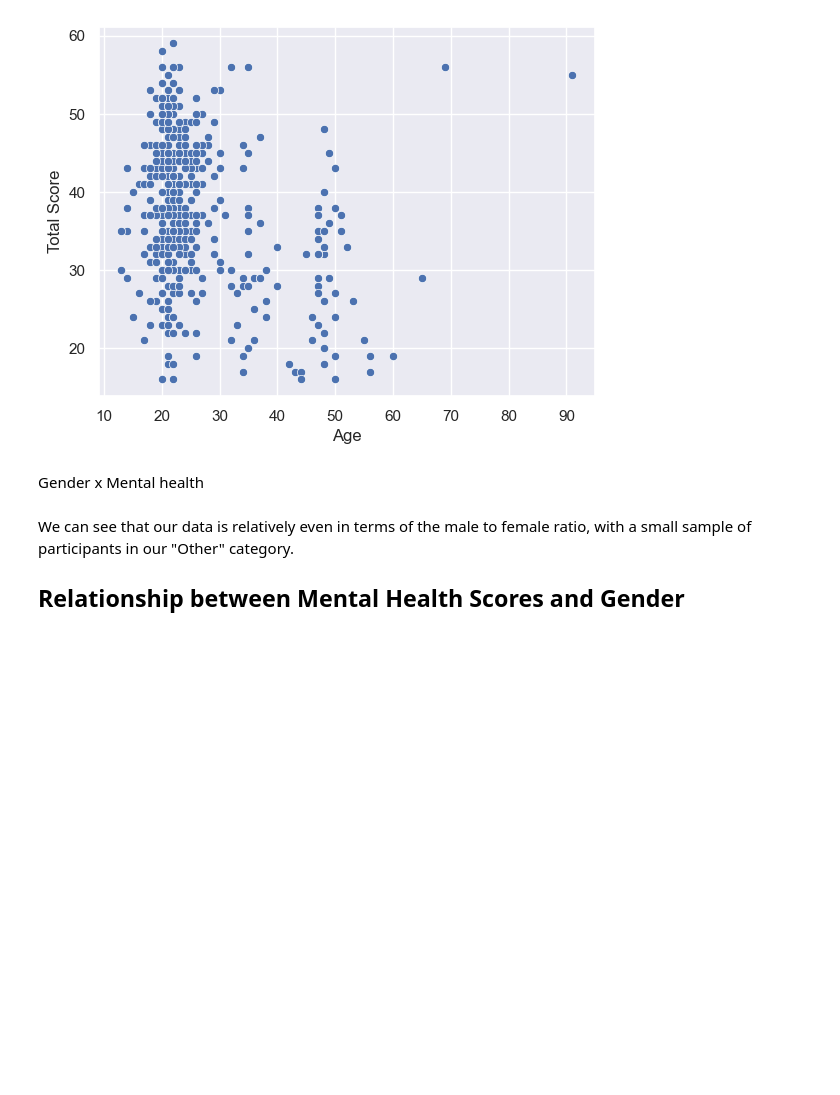
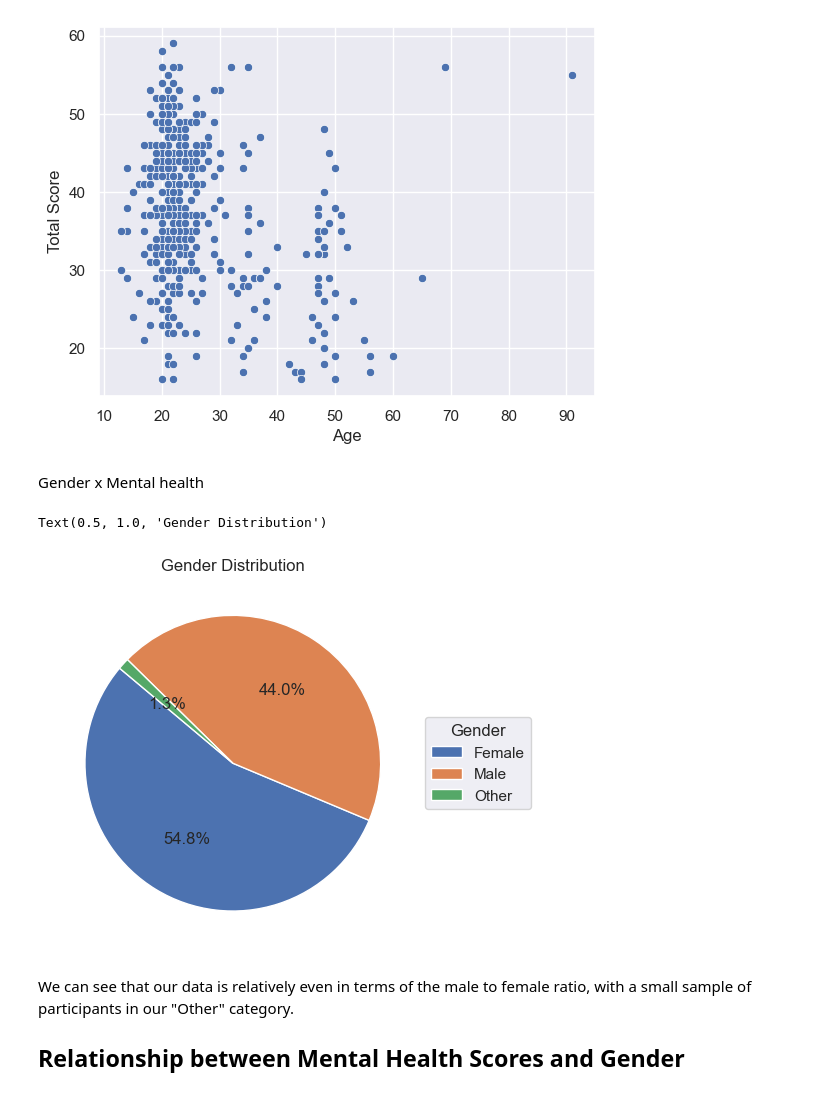
Before and after one commit to allygee/smmh_project, a Jupyter notebook: Social Media Mental Heallth Notebook.ipynb, the cells around one changed output. Cells and saved outputs as stored; diff of their text form; code cells hidden in the pictures; blank space fills up the shorter version.

```diff
--- a/Social Media Mental Heallth Notebook.ipynb
+++ b/Social Media Mental Heallth Notebook.ipynb
@@ -347,10 +347,14 @@ Gender x Mental health
 # %%
 #pie chart of gender distribution
 gender_counts = data['Gender'].value_counts()
 plt.pie(gender_counts, autopct='%1.1f%%', startangle=140)
-plt.legend(gender_counts.index, title="Gender",
+plt.legend(gender_counts.index,
+           title="Gender",
            loc="center left", bbox_to_anchor=(1, 0.5))
 plt.title("Gender Distribution")
+# %% [output]
+Text(0.5, 1.0, 'Gender Distribution')
+[figure, added]
 # %% [markdown]
 We can see that our data is relatively even in terms of the male to female ratio, with a small sample of participants in our "Other" category.
 
```
Also changed, not shown: parts of 5 cells of this notebook.
